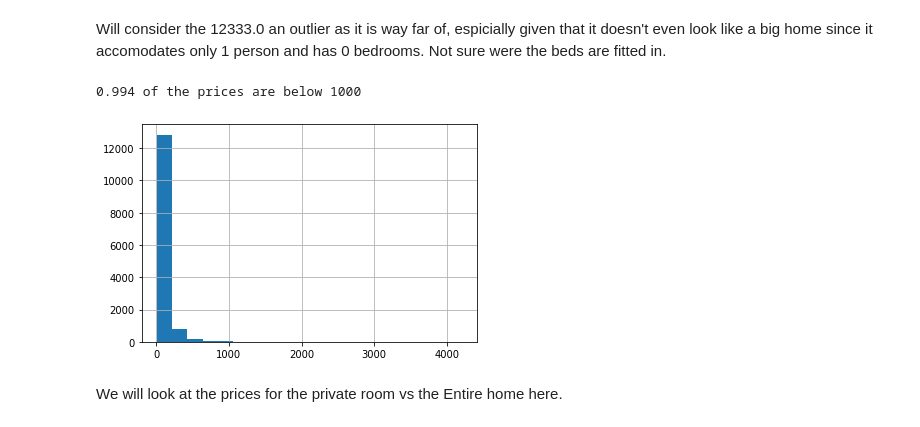
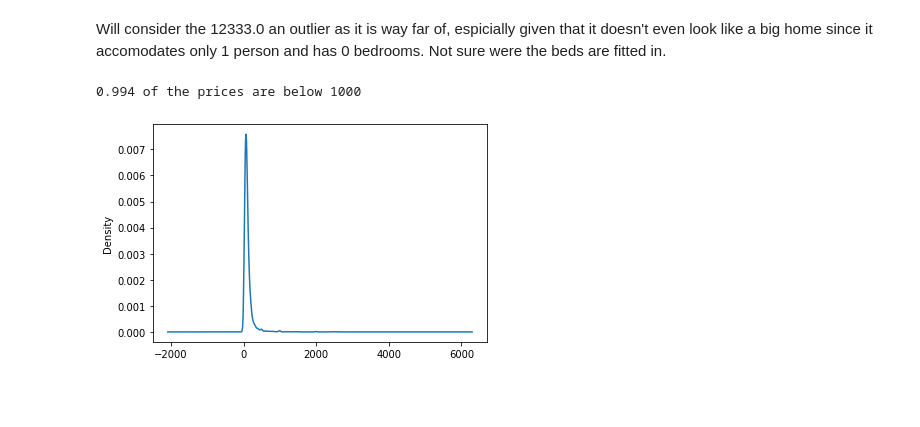
Before and after one commit to FaiBarazi/airbnb_mtl_prices, a Jupyter notebook: airbnb_mtl_prices.ipynb, the cells around one changed output. Saved outputs shown, nothing was run; the diff lists cells and outputs as text; code cells hidden in the pictures; blank space fills up the shorter version.

```diff
--- a/airbnb_mtl_prices.ipynb
+++ b/airbnb_mtl_prices.ipynb
@@ -357,0 +435,3 @@ fill_na(df_pred)
+# %%
+df_pred = df_pred[df_pred['room_type'].isin(['Entire home/apt', 'Private room'])]
+df_pred.shape
@@ -388,12 +462,10 @@ Will consider the 12333.0 an outlier as it is way far of, espicially given that
 # %%
 df_pred = df_pred[df_pred['price'] <  5000 ]
 price_5000 = df_pred['price']
-price_5000.hist(bins=20)
+price_5000.plot.kde()
 price_1000 = df_pred[df_pred['price'] <  1000 ]['price']
-result = price_1000.count()/price_5000.count()
+result = price_1000.count()/df_pred.shape[0]
 print(f'{round(result,3)} of the prices are below 1000')
 # %% [output]
 0.994 of the prices are below 1000
-[figure, old version]
+[figure, new version]
-# %% [markdown]
-We will look at the prices for the private room vs the Entire home here.
```
Also changed, not shown: parts of 66 cells of this notebook.
